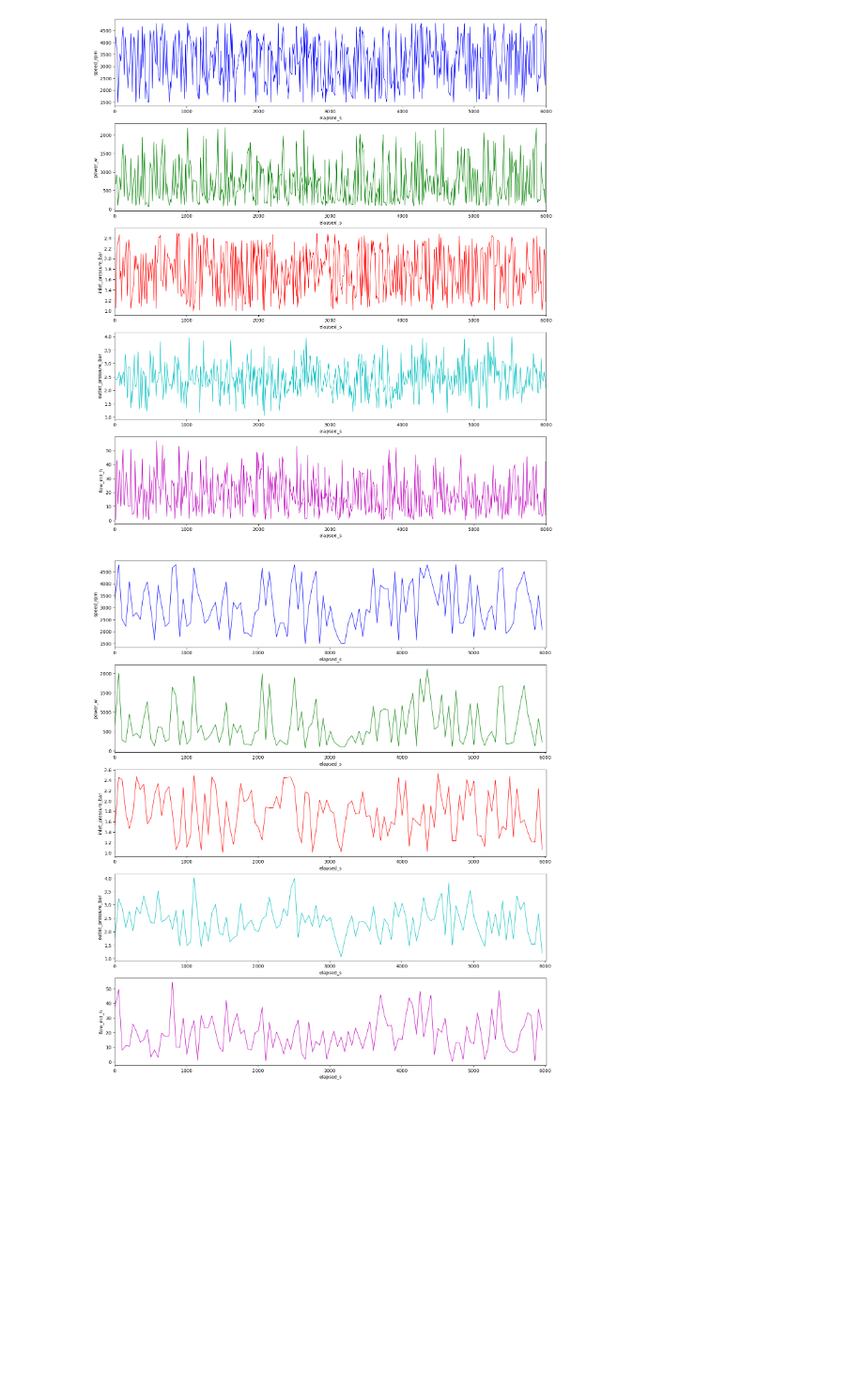
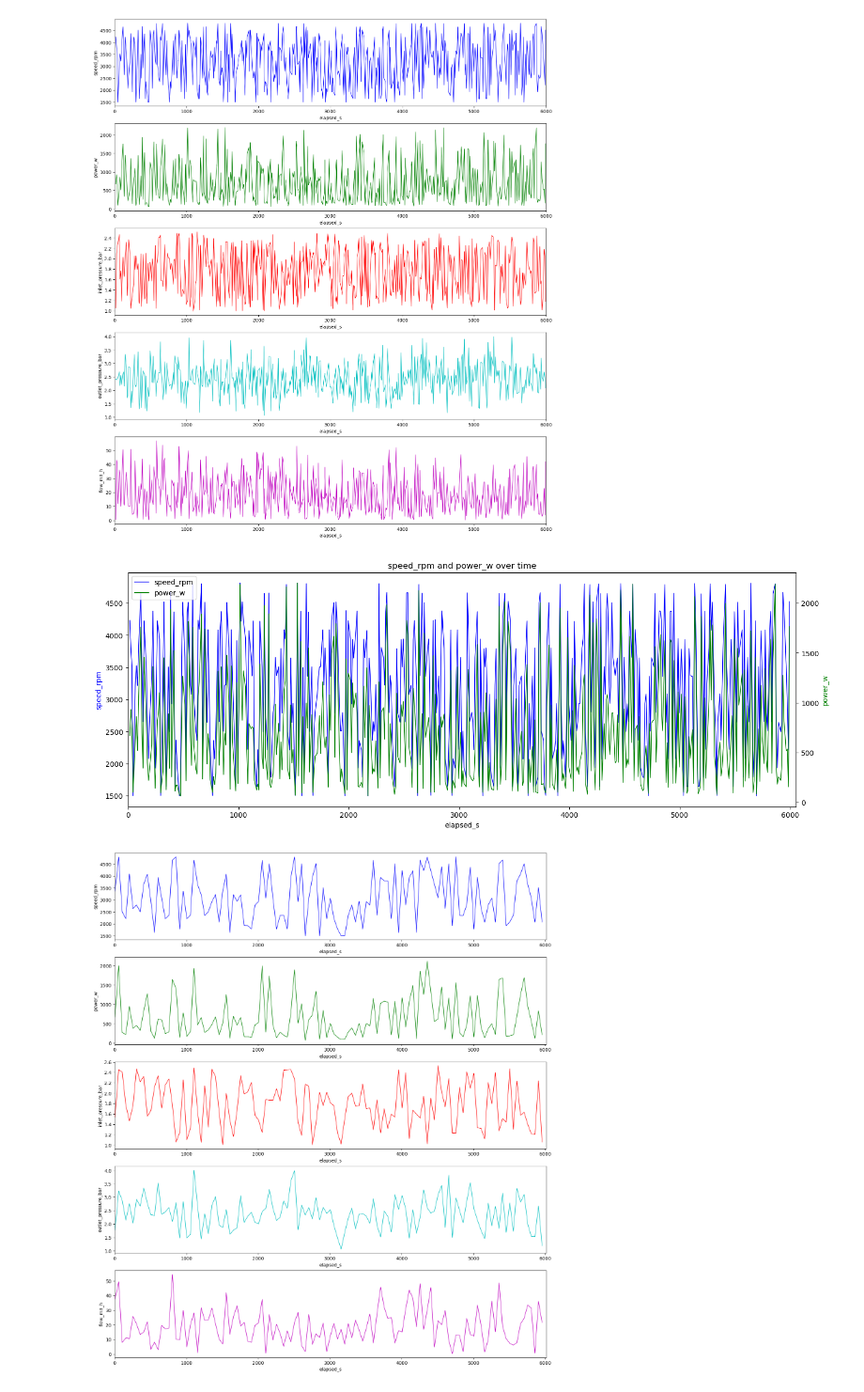
Before and after one commit to CapperTheRose16/Project-in-Machine-Learning, a Jupyter notebook: Data exploration/Plots.ipynb, the cells around one changed output. Shown at 94% size. Drawn from its saved outputs; the diff is of its cells as text; code cells hidden in the pictures; blank space fills up the shorter version.

```diff
--- a/Data exploration/Plots.ipynb
+++ b/Data exploration/Plots.ipynb
@@ -50,6 +71,25 @@ for i, ax in enumerate(axes):
 plt.show()
 # %% [output]
 [figure]
+# %%
+feature_1 = "speed_rpm"
+feature_2 = "power_w"
+plot_df = c1_train.sort_values("elapsed_s")
+
+fig, ax1 = plt.subplots(figsize=(17, 6))
+
+line_1, = ax1.plot(plot_df["elapsed_s"], plot_df[feature_1], linewidth=1, color="b", label=feature_1)
+line_2, = ax1.plot(plot_df["elapsed_s"], plot_df[feature_2], linewidth=1, color="g", label=feature_2)
+
+ax1.set_xlim(left=0, right=plot_df["elapsed_s"].max() + 60)
+ax1.set_xlabel("elapsed_s")
+ax1.set_ylabel(f"{feature_1} / {feature_2}")
+ax1.set_title(f"{feature_1} and {feature_2} over time")
+ax1.legend([line_1, line_2], [feature_1, feature_2], loc="upper left")
+
+plt.show()
+# %% [output]
+[figure, added]
 # %%
 fig, axes = plt.subplots(5, 1, figsize=[17,20])
 colors=['b','g','r','c', 'm']
```
Also changed, not shown: parts of 6 cells of this notebook, 1 other file.
